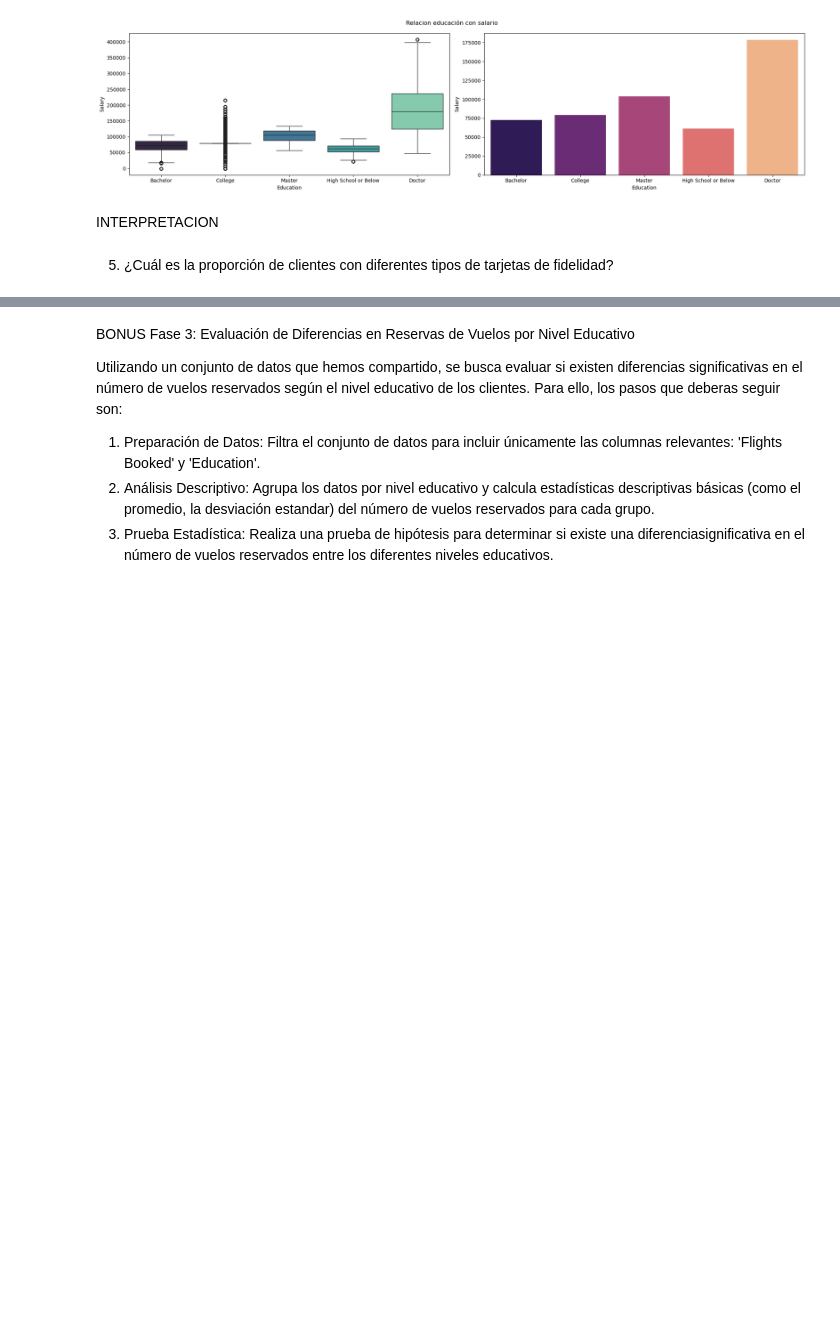
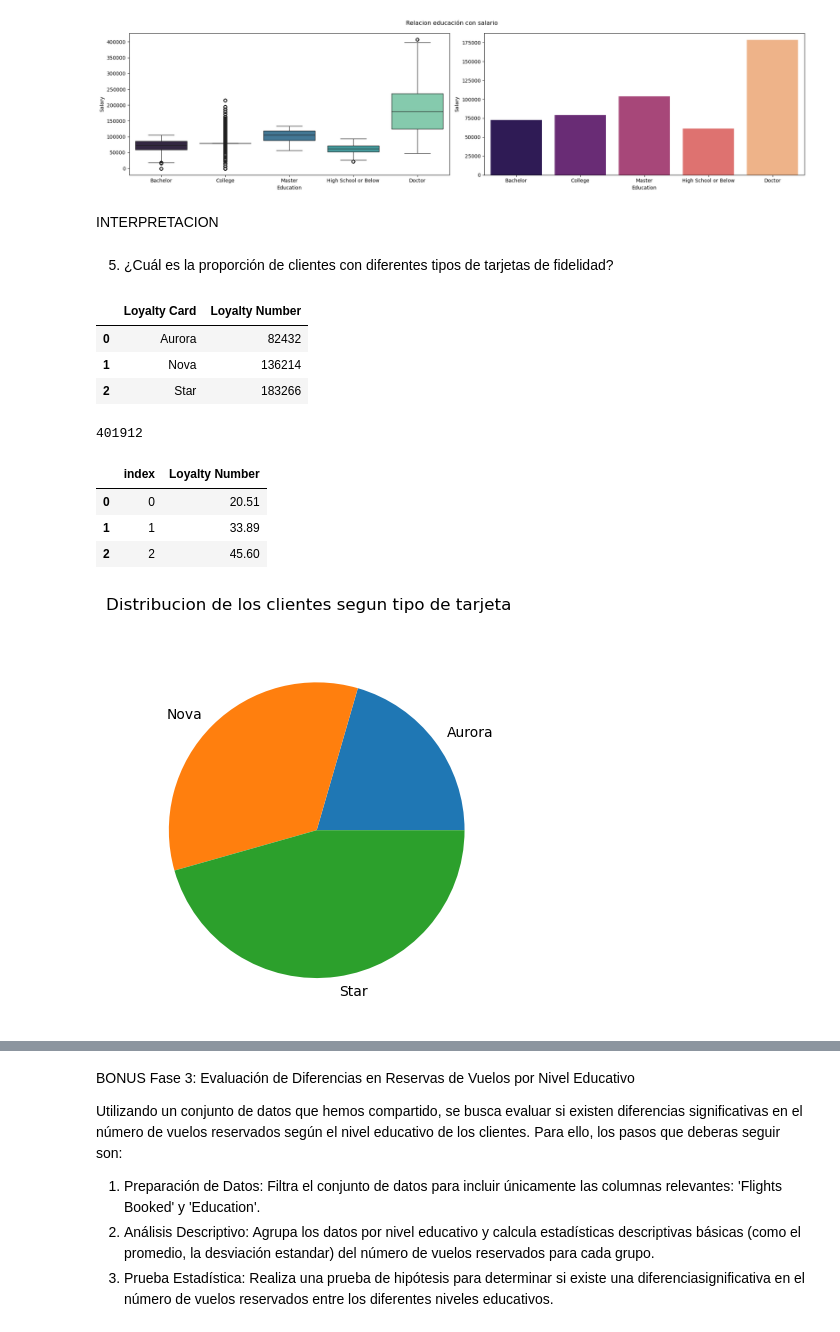
Before and after one commit to Adalab/bda-modulo-3-evaluacion-final-23lau, a Jupyter notebook: Evaluacion_modulo3.ipynb, the cells around one changed output, grey strips where cells are left out. Drawn from its saved outputs; the diff is of its cells as text; code cells hidden in the pictures; blank space fills up the shorter version.

```diff
--- a/Evaluacion_modulo3.ipynb
+++ b/Evaluacion_modulo3.ipynb
@@ -1245,3 +1245,41 @@ plt.tight_layout()
 INTERPRETACION
 # %% [markdown]
 5. ¿Cuál es la proporción de clientes con diferentes tipos de tarjetas de fidelidad?
+# %%
+## Proporcion --> grafico porcentajes: pie chat
+## Recorrer variable tarjetas fidelidad ("Loyalty Card") que es categórica y ver la proporcion de clientes (count) que hay de cada tipo
+
+# -- Pie Chat: preparación de datos groupby + pie
+# Primero preparo datos:
+
+tipo_tarjeta_fidelidad = df_final.groupby("Loyalty Card")["Loyalty Number"].count().reset_index()
+tipo_tarjeta_fidelidad
+# %% [output]
+|  | Loyalty Card | Loyalty Number |
+| 0 | Aurora | 82432 |
+| 1 | Nova | 136214 |
+| 2 | Star | 183266 |
+# %%
+## Además de ver el total de clientes por tipo de tarjeta, quiero ver el porcentaje en números, antes de visualizarlo.
+# Para ello calculo el total de tarjetas/clientes y veo el porcentaje de cada una
+
+total_tarjeta_fidelidad = tipo_tarjeta_fidelidad["Loyalty Number"].sum()
+total_tarjeta_fidelidad
+# %% [output]
+401912
+# %%
+porcentaje_tarjeta_fidelidad = (tipo_tarjeta_fidelidad["Loyalty Number"]/total_tarjeta_fidelidad).round(4)*100
+porcentaje_tarjeta_fidelidad.reset_index()
+# %% [output]
+|  | index | Loyalty Number |
+| 0 | 0 | 20.51 |
+| 1 | 1 | 33.89 |
+| 2 | 2 | 45.60 |
+# %%
+## Ahora aplico Pie Chat para ver como se distribuyen esos resultados:
+
+plt.pie("Loyalty Number", labels= "Loyalty Card", data = tipo_tarjeta_fidelidad)
+plt.suptitle("Distribucion de los clientes segun tipo de tarjeta")
+plt.show()
+# %% [output]
+[figure, added]
```
Also changed, not shown: parts of 25 cells of this notebook.
